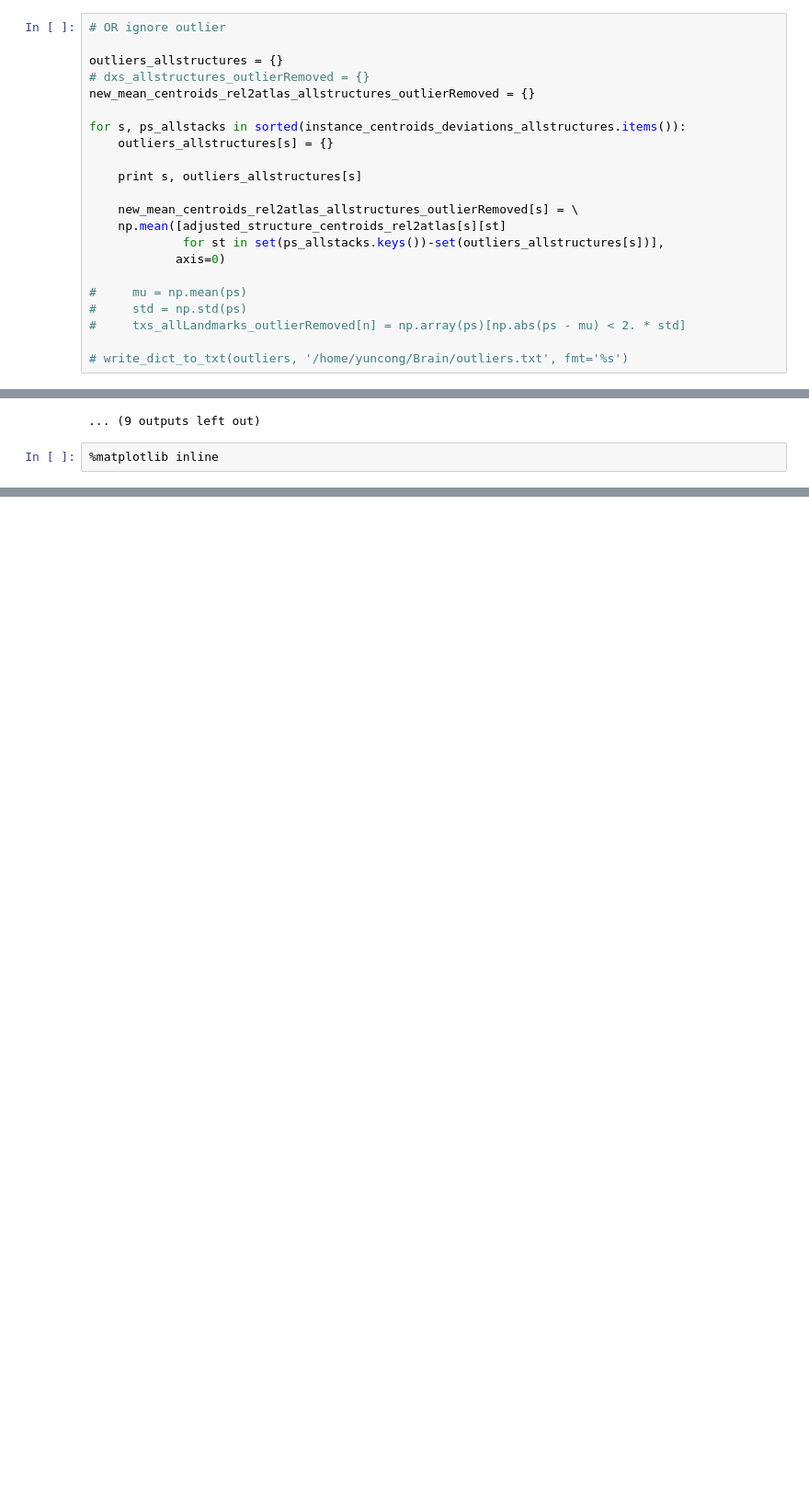
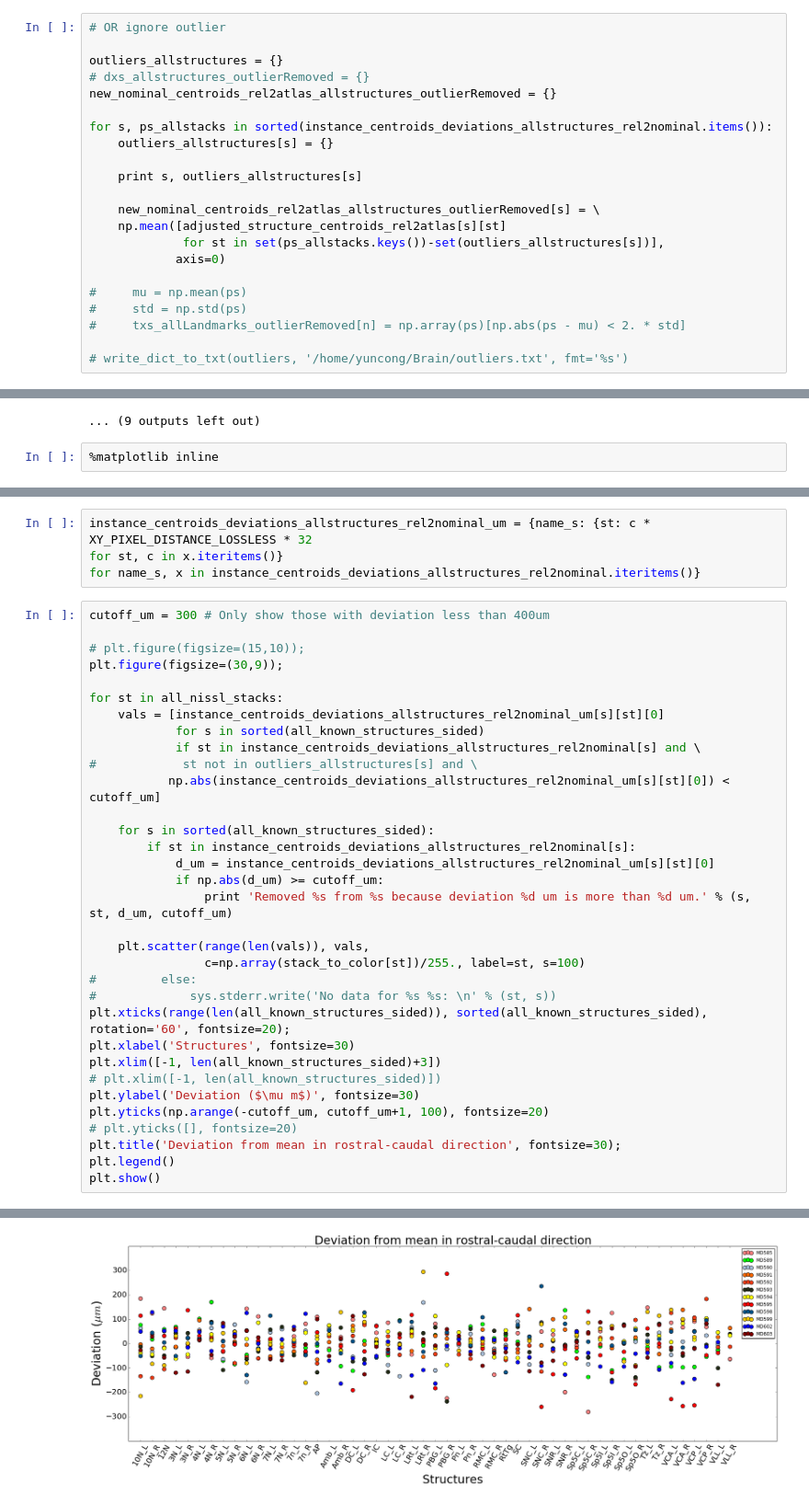
Before and after one commit to mistycheney/MouseBrainAtlas, a Jupyter notebook: registration/update_atlas.ipynb, the cells around one changed output, grey strips where cells are left out. Shown at 92% size. Saved outputs shown, nothing was run; the diff lists cells and outputs as text; blank space fills up the shorter version.

```diff
--- a/registration/update_atlas.ipynb
+++ b/registration/update_atlas.ipynb
@@ -310,14 +353,14 @@ VLL_R ['MD603']
 
 outliers_allstructures = {}
 # dxs_allstructures_outlierRemoved = {}
-new_mean_centroids_rel2atlas_allstructures_outlierRemoved = {}
+new_nominal_centroids_rel2atlas_allstructures_outlierRemoved = {}
 
-for s, ps_allstacks in sorted(instance_centroids_deviations_allstructures.items()):
+for s, ps_allstacks in sorted(instance_centroids_deviations_allstructures_rel2nominal.items()):
     outliers_allstructures[s] = {}
 
     print s, outliers_allstructures[s]
 
-    new_mean_centroids_rel2atlas_allstructures_outlierRemoved[s] = \
+    new_nominal_centroids_rel2atlas_allstructures_outlierRemoved[s] = \
     np.mean([adjusted_structure_centroids_rel2atlas[s][st]
              for st in set(ps_allstacks.keys())-set(outliers_allstructures[s])],
             axis=0)
@@ -559,0 +614,38 @@ for ss in sorted(all_known_structures_sided):
+# %%
+instance_centroids_deviations_allstructures_rel2nominal_um = {name_s: {st: c * XY_PIXEL_DISTANCE_LOSSLESS * 32
+for st, c in x.iteritems()}
+for name_s, x in instance_centroids_deviations_allstructures_rel2nominal.iteritems()}
+# %%
+cutoff_um = 300 # Only show those with deviation less than 400um
+
+# plt.figure(figsize=(15,10));
+plt.figure(figsize=(30,9));
+
+for st in all_nissl_stacks:
+    vals = [instance_centroids_deviations_allstructures_rel2nominal_um[s][st][0]
+            for s in sorted(all_known_structures_sided)
+            if st in instance_centroids_deviations_allstructures_rel2nominal[s] and \
+#            st not in outliers_allstructures[s] and \
+           np.abs(instance_centroids_deviations_allstructures_rel2nominal_um[s][st][0]) < cutoff_um]
+
+    for s in sorted(all_known_structures_sided):
+        if st in instance_centroids_deviations_allstructures_rel2nominal[s]:
+            d_um = instance_centroids_deviations_allstructures_rel2nominal_um[s][st][0]
+            if np.abs(d_um) >= cutoff_um:
+                print 'Removed %s from %s because deviation %d um is more than %d um.' % (s, st, d_um, cutoff_um)
+
+    plt.scatter(range(len(vals)), vals,
+                c=np.array(stack_to_color[st])/255., label=st, s=100)
+#         else:
+#             sys.stderr.write('No data for %s %s: \n' % (st, s))
+plt.xticks(range(len(all_known_structures_sided)), sorted(all_known_structures_sided), rotation='60', fontsize=20);
+plt.xlabel('Structures', fontsize=30)
+plt.xlim([-1, len(all_known_structures_sided)+3])
+# plt.xlim([-1, len(all_known_structures_sided)])
+plt.ylabel('Deviation ($\mu m$)', fontsize=30)
+plt.yticks(np.arange(-cutoff_um, cutoff_um+1, 100), fontsize=20)
+# plt.yticks([], fontsize=20)
+plt.title('Deviation from mean in rostral-caudal direction', fontsize=30);
+plt.legend()
+plt.show()
+# %% [output]
@@ -560,3 +661,4 @@ for ss in sorted(all_known_structures_sided):
+[figure, added]
 # %%
 cutoff_um = 300 # Only show those with deviation less than 400um
 
```
Also changed, not shown: parts of 24 cells of this notebook, 7 other files.
